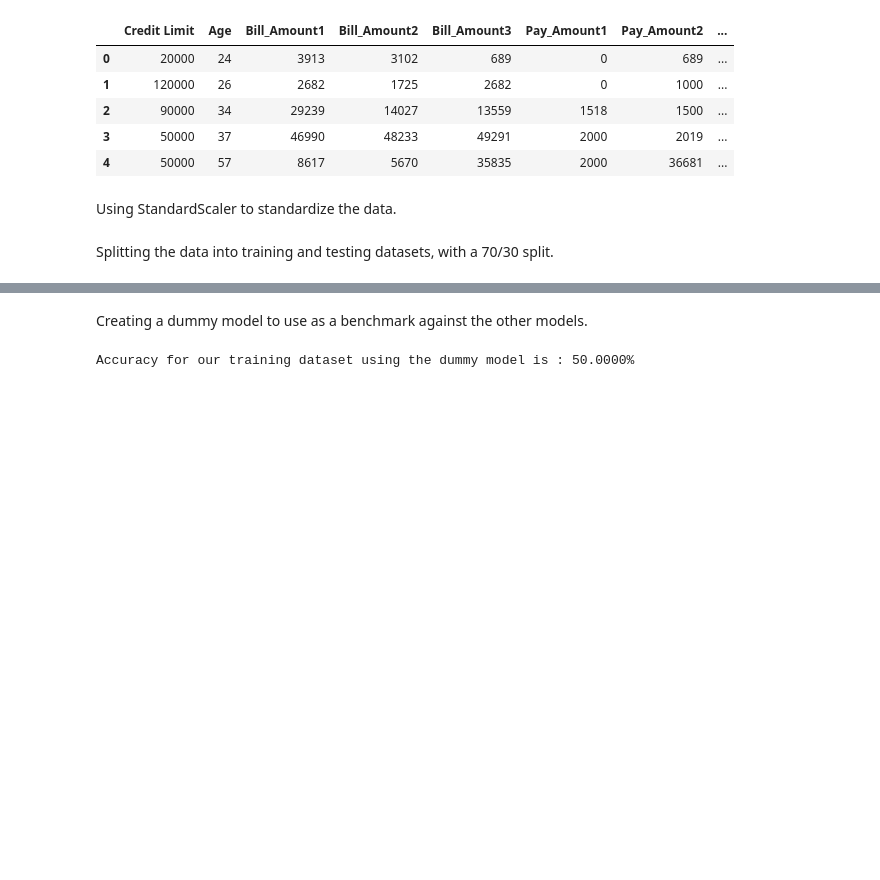
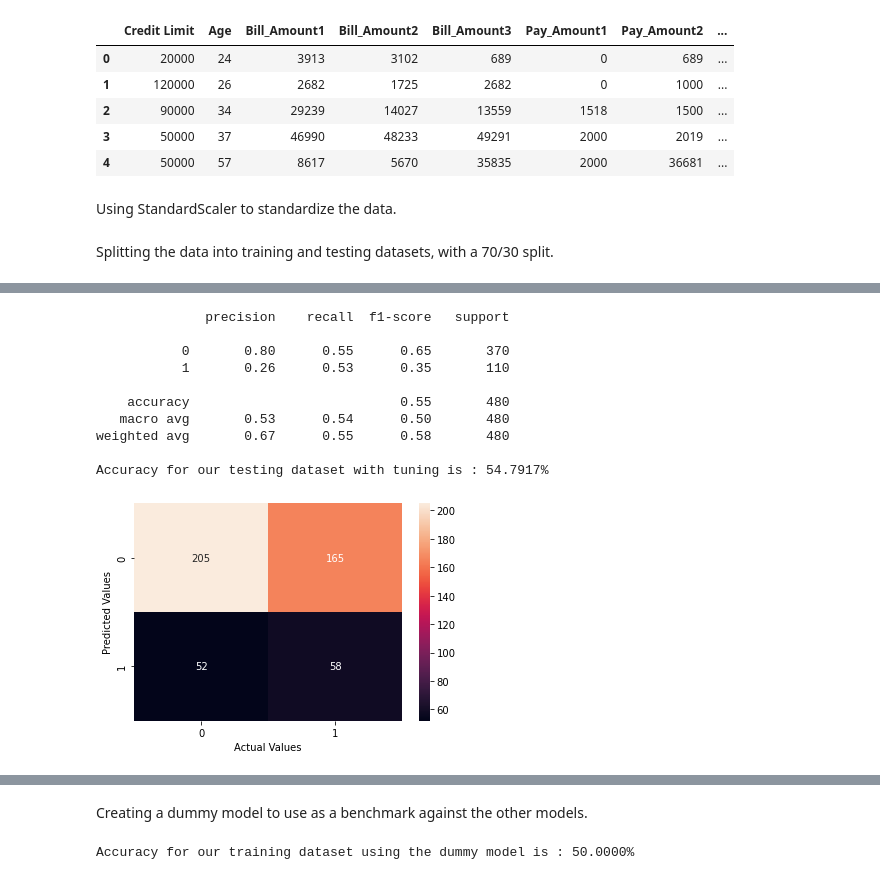
Before and after one commit to derpflections/AIML_BankDefaultClassification, a Jupyter notebook: index_classification.ipynb, the cells around one changed output, grey strips where cells are left out. Saved outputs shown, nothing was run; the diff lists cells and outputs as text; code cells hidden in the pictures; blank space fills up the shorter version.

```diff
--- a/index_classification.ipynb
+++ b/index_classification.ipynb
@@ -296,0 +352,22 @@ for i in ax.containers:
+# %%
+ros_knn = KNeighborsClassifier(n_jobs = -1, n_neighbors= 15)
+ros_knn.fit(X_ros, y_ros)
+y_ros_pred = ros_knn.predict(X_test)
+test_accuracy=accuracy_score(y_test, y_ros_pred)*100
+
+ax = sns.heatmap(confusion_matrix(y_test, y_ros_pred), annot= True, fmt = "g")
+print(metrics.classification_report(y_test,  y_ros_pred))
+ax.set(ylabel = "Predicted Values", xlabel = "Actual Values")
+print("Accuracy for our testing dataset with tuning is : {:.4f}%".format(test_accuracy) )
+# %% [output]
+              precision    recall  f1-score   support
+
+           0       0.80      0.55      0.65       370
+           1       0.26      0.53      0.35       110
+
+    accuracy                           0.55       480
+   macro avg       0.53      0.54      0.50       480
+weighted avg       0.67      0.55      0.58       480
+
+Accuracy for our testing dataset with tuning is : 54.7917%
+[figure, added]
```
Also changed, not shown: parts of 18 cells of this notebook.
